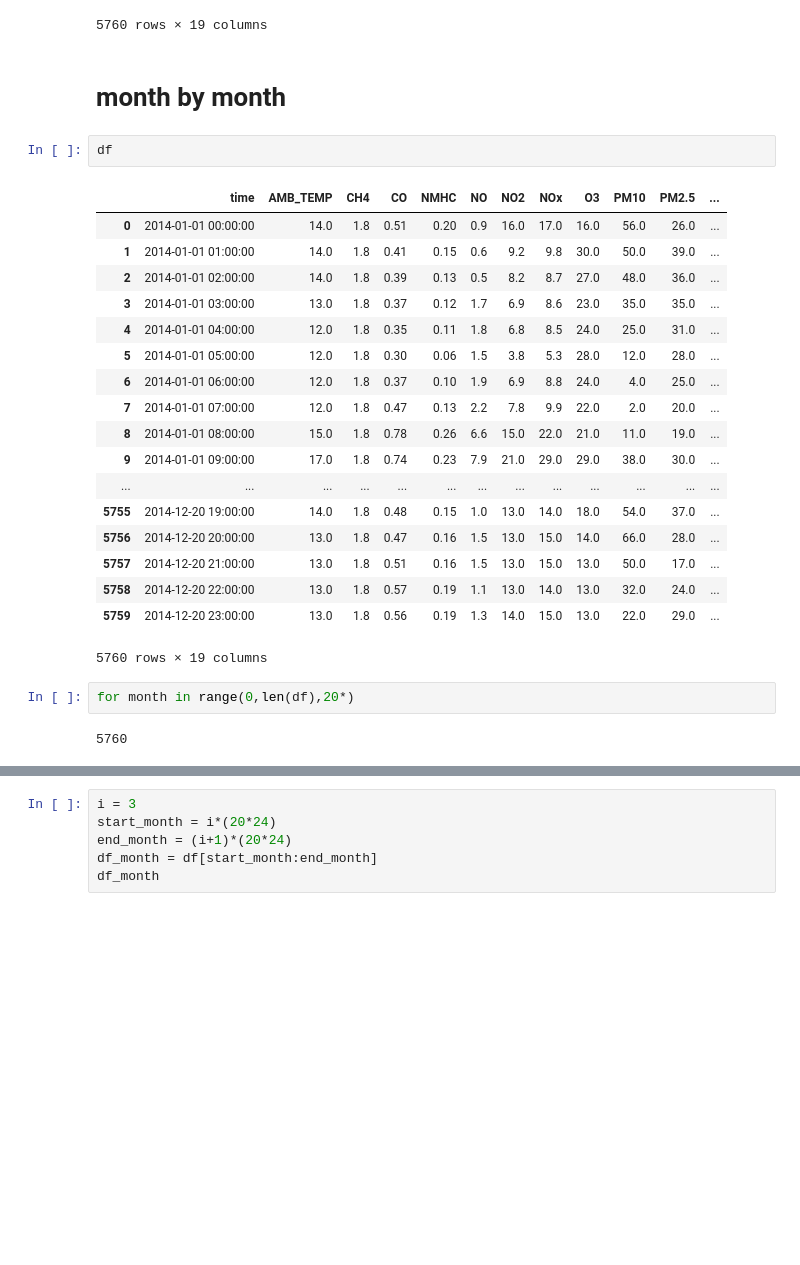
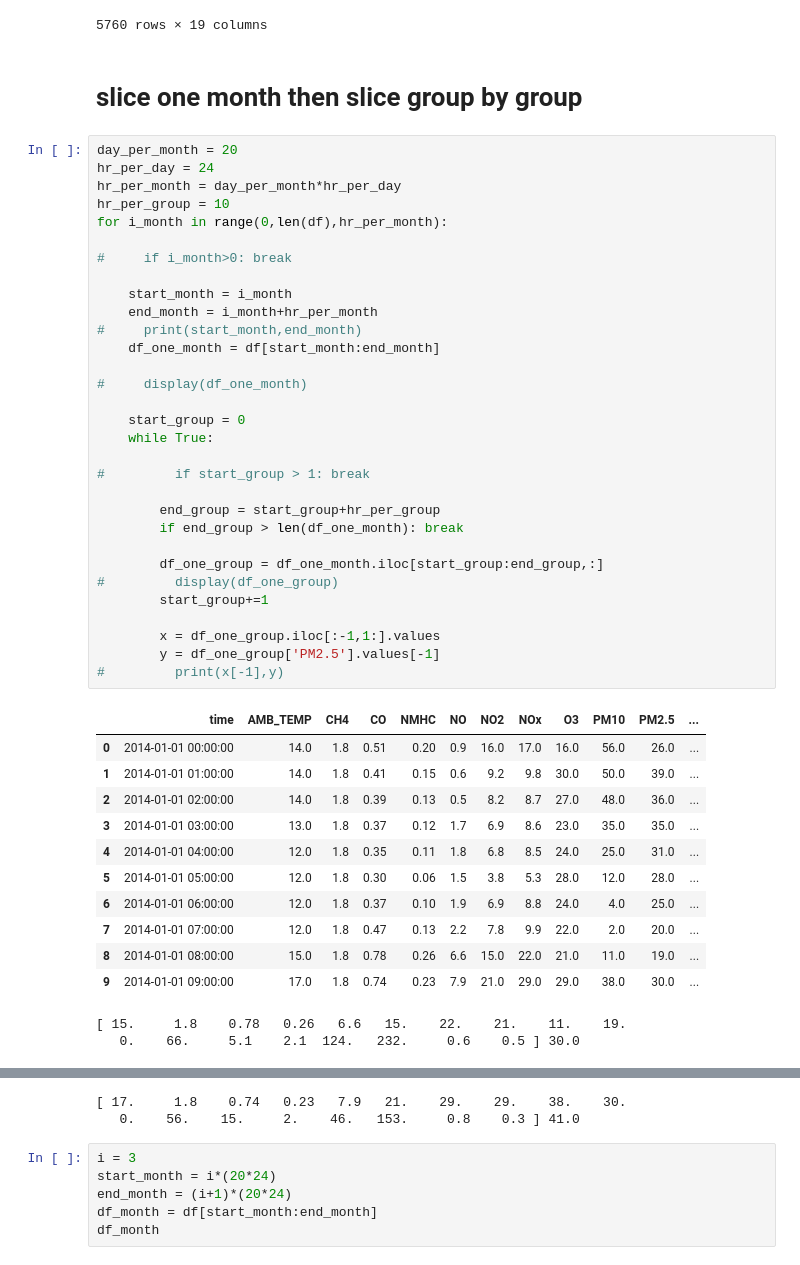
Before and after one commit to ryhryh/NTU-ML2017, a Jupyter notebook: hw1/p1.ipynb, the cells around one changed output, grey strips where cells are left out. Cells and saved outputs as stored; diff of their text form; blank space fills up the shorter version.

```diff
--- a/hw1/p1.ipynb
+++ b/hw1/p1.ipynb
@@ -237,29 +238,49 @@ df
 | 5759 | 2014-12-20 23:00:00 | 13.0 | 1.8 | 0.56 | 0.19 | 1.3 | 14.0 | 15.0 | 13.0 | 22.0 | 29.0 | ... |
 5760 rows × 19 columns
 # %% [markdown]
-# month by month
+# slice one month then slice group by group
-# %%
-df
-# %% [output]
-|  | time | AMB_TEMP | CH4 | CO | NMHC | NO | NO2 | NOx | O3 | PM10 | PM2.5 | ... |
-| 0 | 2014-01-01 00:00:00 | 14.0 | 1.8 | 0.51 | 0.20 | 0.9 | 16.0 | 17.0 | 16.0 | 56.0 | 26.0 | ... |
-| 1 | 2014-01-01 01:00:00 | 14.0 | 1.8 | 0.41 | 0.15 | 0.6 | 9.2 | 9.8 | 30.0 | 50.0 | 39.0 | ... |
-| 2 | 2014-01-01 02:00:00 | 14.0 | 1.8 | 0.39 | 0.13 | 0.5 | 8.2 | 8.7 | 27.0 | 48.0 | 36.0 | ... |
-| 3 | 2014-01-01 03:00:00 | 13.0 | 1.8 | 0.37 | 0.12 | 1.7 | 6.9 | 8.6 | 23.0 | 35.0 | 35.0 | ... |
-| 4 | 2014-01-01 04:00:00 | 12.0 | 1.8 | 0.35 | 0.11 | 1.8 | 6.8 | 8.5 | 24.0 | 25.0 | 31.0 | ... |
-| 5 | 2014-01-01 05:00:00 | 12.0 | 1.8 | 0.30 | 0.06 | 1.5 | 3.8 | 5.3 | 28.0 | 12.0 | 28.0 | ... |
-| 6 | 2014-01-01 06:00:00 | 12.0 | 1.8 | 0.37 | 0.10 | 1.9 | 6.9 | 8.8 | 24.0 | 4.0 | 25.0 | ... |
-| 7 | 2014-01-01 07:00:00 | 12.0 | 1.8 | 0.47 | 0.13 | 2.2 | 7.8 | 9.9 | 22.0 | 2.0 | 20.0 | ... |
-| 8 | 2014-01-01 08:00:00 | 15.0 | 1.8 | 0.78 | 0.26 | 6.6 | 15.0 | 22.0 | 21.0 | 11.0 | 19.0 | ... |
-| 9 | 2014-01-01 09:00:00 | 17.0 | 1.8 | 0.74 | 0.23 | 7.9 | 21.0 | 29.0 | 29.0 | 38.0 | 30.0 | ... |
-| ... | ... | ... | ... | ... | ... | ... | ... | ... | ... | ... | ... | ... |
-| 5755 | 2014-12-20 19:00:00 | 14.0 | 1.8 | 0.48 | 0.15 | 1.0 | 13.0 | 14.0 | 18.0 | 54.0 | 37.0 | ... |
-| 5756 | 2014-12-20 20:00:00 | 13.0 | 1.8 | 0.47 | 0.16 | 1.5 | 13.0 | 15.0 | 14.0 | 66.0 | 28.0 | ... |
-| 5757 | 2014-12-20 21:00:00 | 13.0 | 1.8 | 0.51 | 0.16 | 1.5 | 13.0 | 15.0 | 13.0 | 50.0 | 17.0 | ... |
-| 5758 | 2014-12-20 22:00:00 | 13.0 | 1.8 | 0.57 | 0.19 | 1.1 | 13.0 | 14.0 | 13.0 | 32.0 | 24.0 | ... |
-| 5759 | 2014-12-20 23:00:00 | 13.0 | 1.8 | 0.56 | 0.19 | 1.3 | 14.0 | 15.0 | 13.0 | 22.0 | 29.0 | ... |
-5760 rows × 19 columns
-# %%
-for month in range(0,len(df),20*)
-# %% [output]
-5760
+# %%
+day_per_month = 20
+hr_per_day = 24
+hr_per_month = day_per_month*hr_per_day
+hr_per_group = 10
+for i_month in range(0,len(df),hr_per_month):
+
+#     if i_month>0: break
+
+    start_month = i_month
+    end_month = i_month+hr_per_month
+#     print(start_month,end_month)
+    df_one_month = df[start_month:end_month]
+
+#     display(df_one_month)
+
+    start_group = 0
+    while True:
+
+#         if start_group > 1: break
+
+        end_group = start_group+hr_per_group
+        if end_group > len(df_one_month): break
+
+        df_one_group = df_one_month.iloc[start_group:end_group,:]
+#         display(df_one_group)
+        start_group+=1
+
+        x = df_one_group.iloc[:-1,1:].values
+        y = df_one_group['PM2.5'].values[-1]
+#         print(x[-1],y)
+# %% [output]
+|  | time | AMB_TEMP | CH4 | CO | NMHC | NO | NO2 | NOx | O3 | PM10 | PM2.5 | ... |
+| 0 | 2014-01-01 00:00:00 | 14.0 | 1.8 | 0.51 | 0.20 | 0.9 | 16.0 | 17.0 | 16.0 | 56.0 | 26.0 | ... |
+| 1 | 2014-01-01 01:00:00 | 14.0 | 1.8 | 0.41 | 0.15 | 0.6 | 9.2 | 9.8 | 30.0 | 50.0 | 39.0 | ... |
+| 2 | 2014-01-01 02:00:00 | 14.0 | 1.8 | 0.39 | 0.13 | 0.5 | 8.2 | 8.7 | 27.0 | 48.0 | 36.0 | ... |
+| 3 | 2014-01-01 03:00:00 | 13.0 | 1.8 | 0.37 | 0.12 | 1.7 | 6.9 | 8.6 | 23.0 | 35.0 | 35.0 | ... |
+| 4 | 2014-01-01 04:00:00 | 12.0 | 1.8 | 0.35 | 0.11 | 1.8 | 6.8 | 8.5 | 24.0 | 25.0 | 31.0 | ... |
+| 5 | 2014-01-01 05:00:00 | 12.0 | 1.8 | 0.30 | 0.06 | 1.5 | 3.8 | 5.3 | 28.0 | 12.0 | 28.0 | ... |
+| 6 | 2014-01-01 06:00:00 | 12.0 | 1.8 | 0.37 | 0.10 | 1.9 | 6.9 | 8.8 | 24.0 | 4.0 | 25.0 | ... |
+| 7 | 2014-01-01 07:00:00 | 12.0 | 1.8 | 0.47 | 0.13 | 2.2 | 7.8 | 9.9 | 22.0 | 2.0 | 20.0 | ... |
+| 8 | 2014-01-01 08:00:00 | 15.0 | 1.8 | 0.78 | 0.26 | 6.6 | 15.0 | 22.0 | 21.0 | 11.0 | 19.0 | ... |
+| 9 | 2014-01-01 09:00:00 | 17.0 | 1.8 | 0.74 | 0.23 | 7.9 | 21.0 | 29.0 | 29.0 | 38.0 | 30.0 | ... |
+[ 15.     1.8    0.78   0.26   6.6   15.    22.    21.    11.    19.
+   0.    66.     5.1    2.1  124.   232.     0.6    0.5 ] 30.0
@@ -266,3 +298,5 @@ for month in range(0,len(df),20*)
+[ 17.     1.8    0.74   0.23   7.9   21.    29.    29.    38.    30.
+   0.    56.    15.     2.    46.   153.     0.8    0.3 ] 41.0
 # %%
 i = 3
 start_month = i*(20*24)
```
Also changed, not shown: parts of 5 cells of this notebook.
